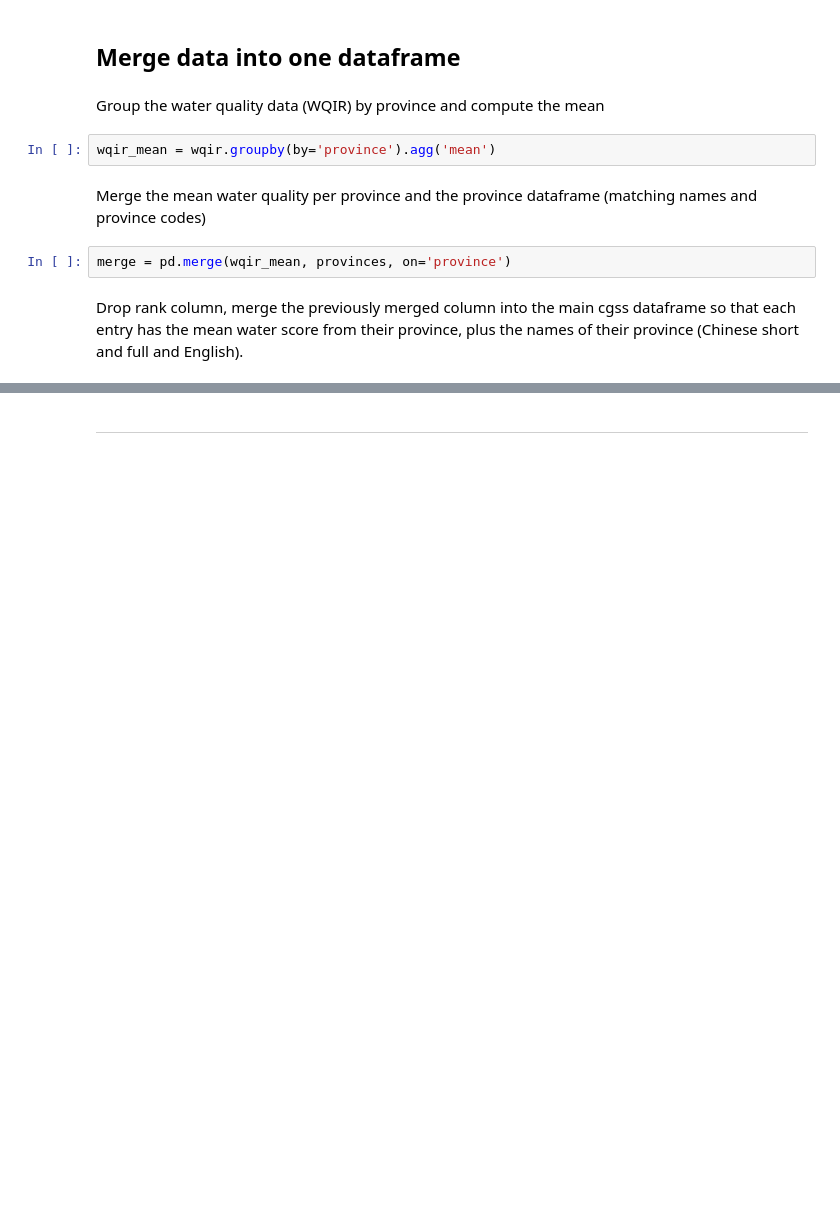
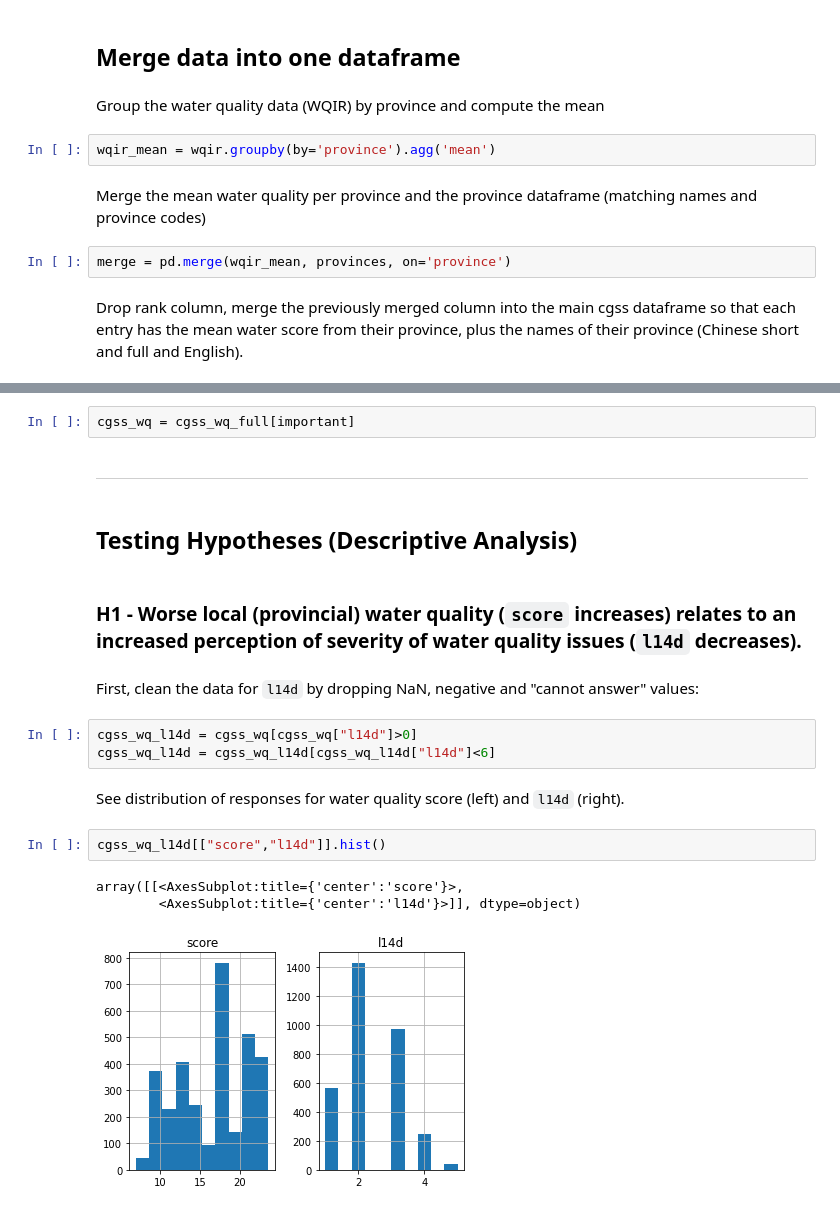
Before and after one commit to wrynearson/china-water, a Jupyter notebook: src/thesis_analysis_pure.ipynb, the cells around one changed output, grey strips where cells are left out. Saved outputs shown, nothing was run; the diff lists cells and outputs as text; blank space fills up the shorter version.

```diff
--- a/src/thesis_analysis_pure.ipynb
+++ b/src/thesis_analysis_pure.ipynb
@@ -74,2 +78,21 @@ cgss_wq = pd.merge(cgss,wq,on='s41')
+# %%
+cgss_wq = cgss_wq_full[important]
 # %% [markdown]
 ---
+# %% [markdown]
+## Testing Hypotheses (Descriptive Analysis)
+# %% [markdown]
+### H1 - Worse local (provincial) water quality (`score` increases) relates to an increased perception of severity of water quality issues (`l14d` decreases).
+# %% [markdown]
+First, clean the data for `l14d` by dropping NaN, negative and "cannot answer" values:
+# %%
+cgss_wq_l14d = cgss_wq[cgss_wq["l14d"]>0]
+cgss_wq_l14d = cgss_wq_l14d[cgss_wq_l14d["l14d"]<6]
+# %% [markdown]
+See distribution of responses for water quality score (left) and `l14d` (right).
+# %%
+cgss_wq_l14d[["score","l14d"]].hist()
+# %% [output]
+array([[<AxesSubplot:title={'center':'score'}>,
+        <AxesSubplot:title={'center':'l14d'}>]], dtype=object)
+[figure, added]
```
Also changed, not shown: parts of 38 cells of this notebook, 2 other files.
